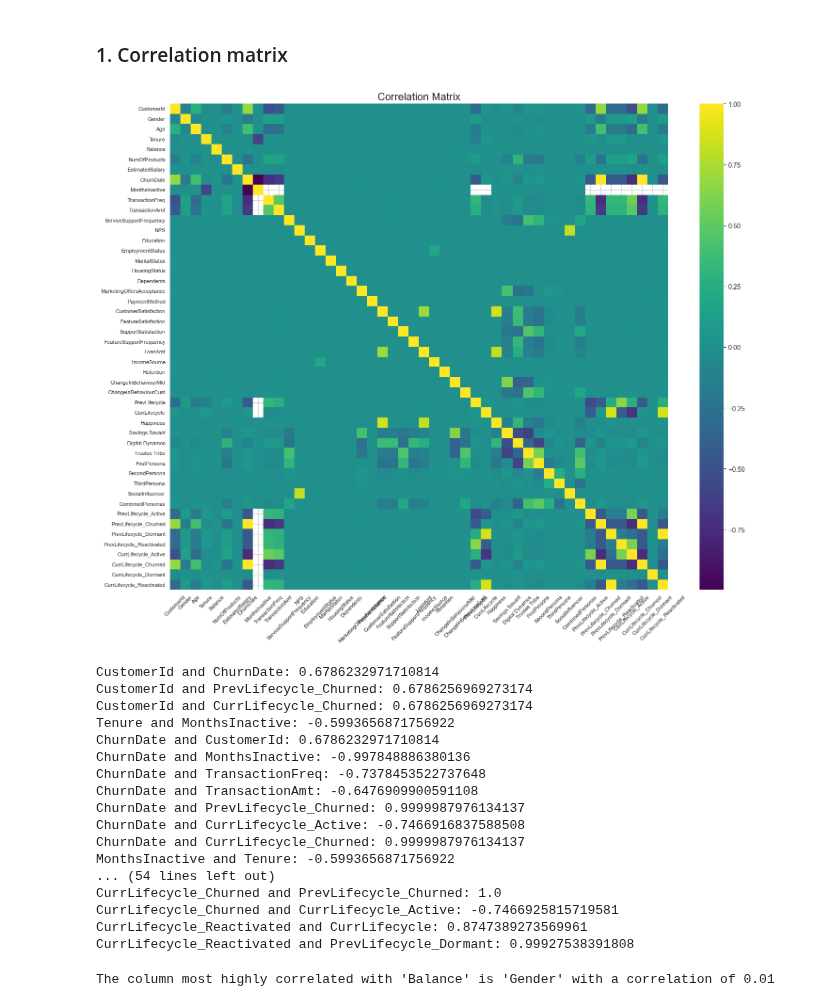
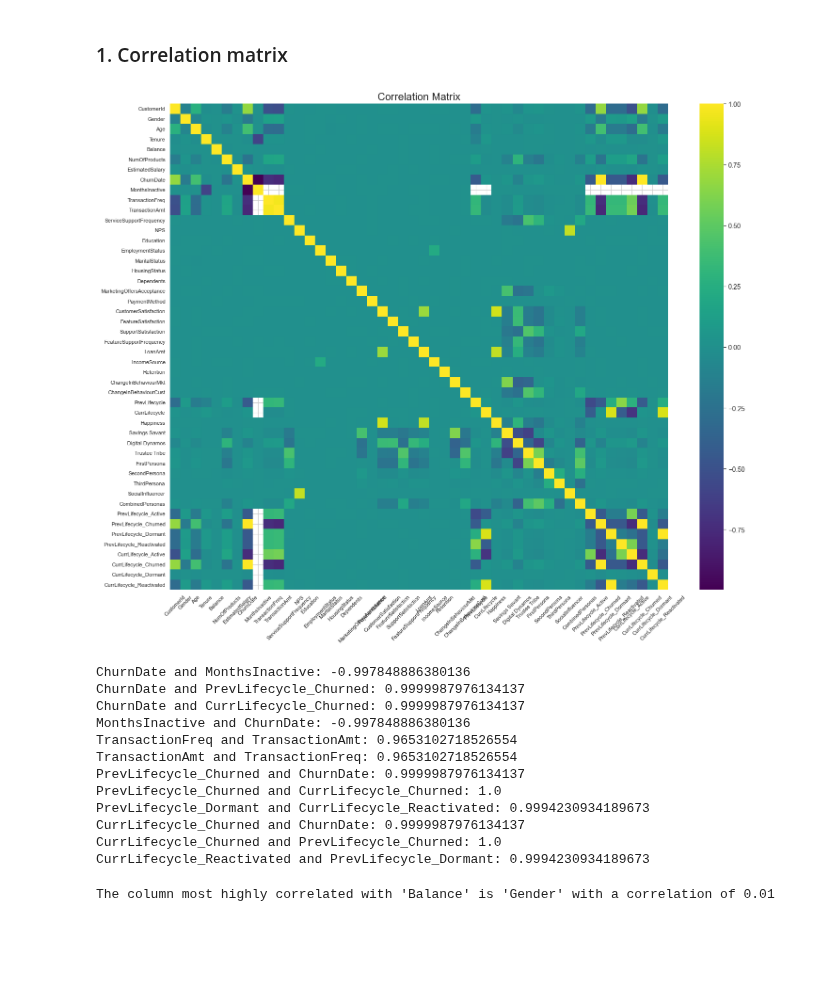
Before and after one commit to CabooseExia/DSA3101-Customer-Churn, a Jupyter notebook: DataSynthesis.ipynb, the cells around one changed output. Drawn from its saved outputs; the diff is of its cells as text; code cells hidden in the pictures; blank space fills up the shorter version.

Commit message:
fixed transaction amount and freq again

```diff
--- a/DataSynthesis.ipynb
+++ b/DataSynthesis.ipynb
@@ -539,8 +578,11 @@ Detailed transaction data offers insights into spending patterns and engagement.
 
 support_freq = pd.read_csv("./data/support_frequency.csv")
 kde = gaussian_kde(support_freq['no_of_cases'])
-bank_df_train['ServiceSupportFrequency'] = abs(kde.resample(n_train).flatten()/12).astype(int)
-bank_df_test['ServiceSupportFrequency'] = abs(kde.resample(n_test).flatten()/12).astype(int)
+resampled_train = abs(kde.resample(len(bank_df_train)).flatten() / 12).astype(int)
+resampled_test = abs(kde.resample(len(bank_df_test)).flatten() / 12).astype(int)
+
+bank_df_train['ServiceSupportFrequency'] = resampled_train
+bank_df_test['ServiceSupportFrequency'] = resampled_test
 
 print(bank_df_train['ServiceSupportFrequency'])
 # %% [output]
@@ -591,10 +633,12 @@ nps = pd.read_csv('./data/NPS.csv')
 
 nps_data = nps.groupby('Customer Name').agg({'NPS':'mean'}).reset_index()
 kde = gaussian_kde(nps_data['NPS'])
-bank_df_train['NPS'] = abs(kde.resample(n_train).flatten()).astype(int)
-bank_df_test['NPS'] = abs(kde.resample(n_test).flatten()).astype(int)
-bank_df_train['NPS'] = np.ceil(bank_df_train['NPS']/12*10)
-bank_df_test['NPS'] = np.ceil(bank_df_test['NPS']/12*10)
+resampled_train = abs(kde.resample(len(bank_df_train)).flatten()).astype(int)
+resampled_test = abs(kde.resample(len(bank_df_test)).flatten()).astype(int)
+
+bank_df_train['NPS'] = np.ceil(resampled_train / 12 * 10)
+bank_df_test['NPS'] = np.ceil(resampled_test / 12 * 10)
+
 print(bank_df_train['NPS'].describe())
 # %% [output]
 count   295147.000000
@@ -1845,52 +1911,47 @@ for col in encoded_df.select_dtypes(include=['object']):
     encoded_df[col] = label_encoder.fit_transform(encoded_df[col])
 
 # Calculate correlation matrix
 corr_matrix = encoded_df.corr()
 
 # Plot the heatmap for all columns without numeric annotations
 plt.figure(figsize=(15, 12))
 sns.heatmap(corr_matrix, annot=False, cmap='viridis')
 
 # Customize the plot
 plt.title('Correlation Matrix', fontsize=16)
 plt.xticks(rotation=45, fontsize=8)
 plt.yticks(rotation=0, fontsize=8)
 
 # Display the plot
 plt.tight_layout()
 plt.show()
 
 # Identify highly correlated columns
 correlated_columns = []
-threshold = 0.51   # Adjust as needed
+threshold = 0.9  # Adjust as needed
 
 for col in corr_matrix.columns:
     correlated_cols = corr_matrix.index[(corr_matrix[col] > threshold) | (corr_matrix[col] < -threshold)].tolist()
     correlated_cols.remove(col)  # Remove the current column itself
     correlated_columns.extend([(col, corr) for corr in correlated_cols])
 
 # Print highly correlated columns and their correlations
 for col, corr in correlated_columns:
     print(f"{col} and {corr}: {corr_matrix.loc[col, corr]}")
 # %% [output]
-[figure, old version]
+[figure, new version]
-CustomerId and ChurnDate: 0.6786232971710814
-CustomerId and PrevLifecycle_Churned: 0.6786256969273174
-CustomerId and CurrLifecycle_Churned: 0.6786256969273174
-Tenure and MonthsInactive: -0.5993656871756922
-ChurnDate and CustomerId: 0.6786232971710814
 ChurnDate and MonthsInactive: -0.997848886380136
-ChurnDate and TransactionFreq: -0.7378453522737648
-ChurnDate and TransactionAmt: -0.6476909900591108
 ChurnDate and PrevLifecycle_Churned: 0.9999987976134137
-ChurnDate and CurrLifecycle_Active: -0.7466916837588508
 ChurnDate and CurrLifecycle_Churned: 0.9999987976134137
-MonthsInactive and Tenure: -0.5993656871756922
-... (54 lines left out)
+MonthsInactive and ChurnDate: -0.997848886380136
+TransactionFreq and TransactionAmt: 0.9653102718526554
+TransactionAmt and TransactionFreq: 0.9653102718526554
+PrevLifecycle_Churned and ChurnDate: 0.9999987976134137
+PrevLifecycle_Churned and CurrLifecycle_Churned: 1.0
+PrevLifecycle_Dormant and CurrLifecycle_Reactivated: 0.9994230934189673
+CurrLifecycle_Churned and ChurnDate: 0.9999987976134137
 CurrLifecycle_Churned and PrevLifecycle_Churned: 1.0
-CurrLifecycle_Churned and CurrLifecycle_Active: -0.7466925815719581
-CurrLifecycle_Reactivated and CurrLifecycle: 0.8747389273569961
-CurrLifecycle_Reactivated and PrevLifecycle_Dormant: 0.99927538391808
+CurrLifecycle_Reactivated and PrevLifecycle_Dormant: 0.9994230934189673
 # %%
 # Identify highly correlated columns with 'Account balance'
 target_column = 'Balance'
```
Also changed, not shown: parts of 33 cells of this notebook, 2 other files.
